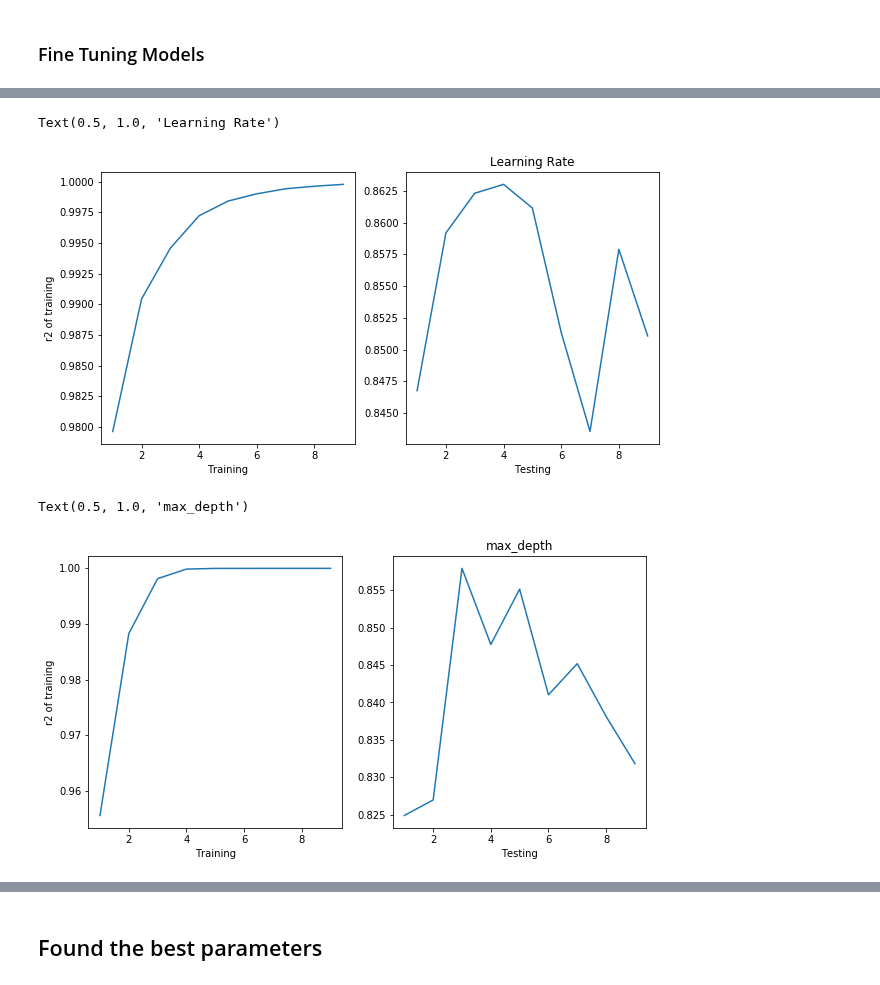
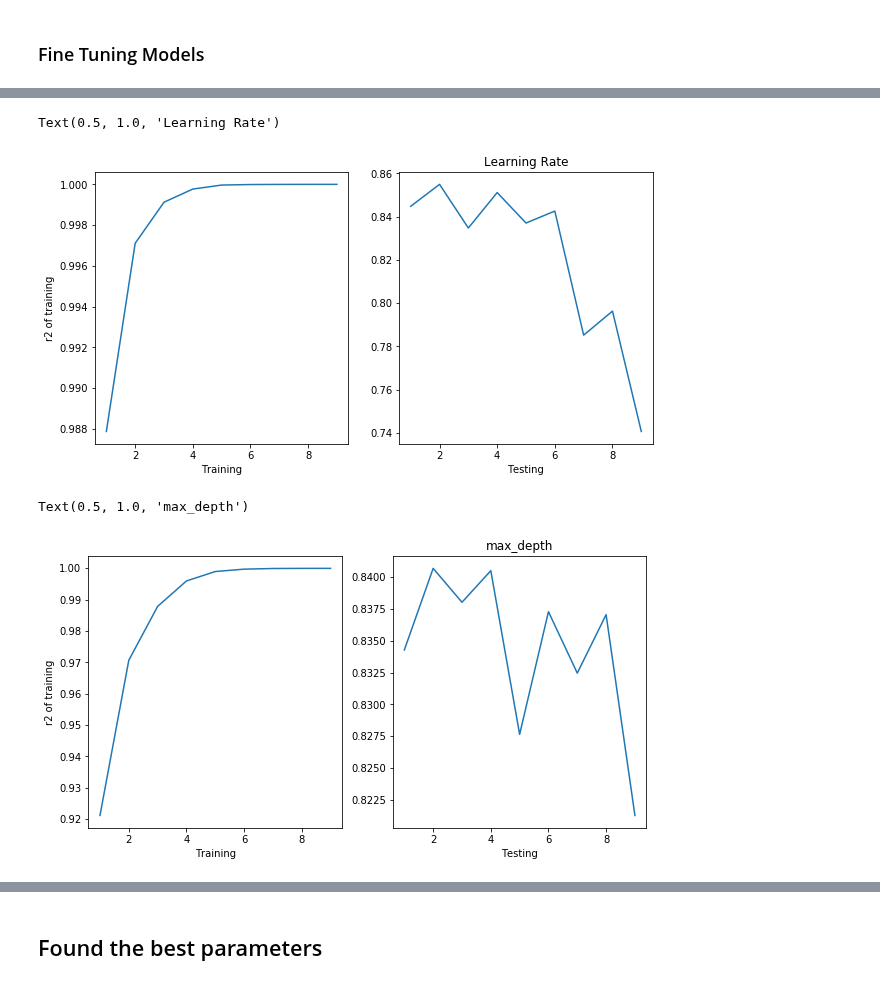
Before and after one commit to Shunling/CapstoneProjects, a Jupyter notebook: HousePriceRegression/Shirley_HousePriceRegression_ML_Xgboost_Fine_tuning.ipynb, the cells around one changed output, grey strips where cells are left out. Drawn from its saved outputs; the diff is of its cells as text; code cells hidden in the pictures.

```diff
--- a/HousePriceRegression/Shirley_HousePriceRegression_ML_Xgboost_Fine_tuning.ipynb
+++ b/HousePriceRegression/Shirley_HousePriceRegression_ML_Xgboost_Fine_tuning.ipynb
@@ -29,3 +22,9 @@ X_train,X_test,y_train,y_test = train_test_split(X,y,test_size=0.3, random_state
+# %%
+# Load training and testing data
+X_train = pd.read_csv('./dummy_data/X_train.csv',index_col=0).drop('SoldTime',axis=1)
+X_test = pd.read_csv('./dummy_data/X_test.csv',index_col=0).drop('SoldTime',axis=1)
+y_train = pd.read_csv('./dummy_data/y_train.csv',index_col=0,header = None)
+y_test = pd.read_csv('./dummy_data/y_test.csv',index_col=0,header = None)
 # %%
 X_train.shape,X_test.shape,y_train.shape,y_test.shape
 # %% [output]
@@ -58,12 +57,12 @@ name = 'n_estimators'
 for n in range(1,10):
     model = xgb.XGBRegressor(base_score=0.5, booster='gbtree', colsample_bylevel=1,
              colsample_bynode=1, colsample_bytree=1, gamma=0,
-             importance_type='gain', learning_rate=0.15000000000000002,
-             max_delta_step=0, max_depth=4, min_child_weight=1, missing=None,
+             importance_type='gain', learning_rate=0.1,
+             max_delta_step=0, max_depth=8, min_child_weight=1, missing=None,
              n_estimators=step*n, n_jobs=1, nthread=None,
              objective='reg:squarederror', random_state=0, reg_alpha=0,
              reg_lambda=1, scale_pos_weight=1, seed=None, silent=None,
-             subsample=0.8500000000000001, verbosity=1)
+             subsample=0.4, verbosity=1)
     model.fit(X_train,y_train)
     train_score.append(r2_score(model.predict(X_train),y_train))
     test_score.append(r2_score(model.predict(X_test),y_test))
@@ -90,13 +89,13 @@ train_score = []
 step = 0.1
 for n in range(1,10):
     model = xgb.XGBRegressor(base_score=0.5, booster='gbtree', colsample_bylevel=1,
-             colsample_bynode=1, colsample_bytree=0.45, gamma=0,
-             importance_type='gain', learning_rate=0.2,
-             max_delta_step=0, max_depth=3, min_child_weight=2, missing=None,
-             n_estimators= 350, n_jobs=1, nthread=None,
+             colsample_bynode=1, colsample_bytree=1, gamma=0,
+             importance_type='gain', learning_rate=0.1,
+             max_delta_step=0, max_depth=8, min_child_weight=1, missing=None,
+             n_estimators=350, n_jobs=1, nthread=None,
              objective='reg:squarederror', random_state=0, reg_alpha=0,
              reg_lambda=n*step, scale_pos_weight=1, seed=None, silent=None,
-             subsample=0.65, verbosity=1)
+             subsample=0.4, verbosity=1)
     model.fit(X_train,y_train)
     train_score.append(r2_score(model.predict(X_train),y_train))
     test_score.append(r2_score(model.predict(X_test),y_test))
@@ -112,6 +111,6 @@ scores.append((best_train_score,best_test_score))
 experiment.append(name)
 
 plot_accuracy(train_score,test_score,1) # 7 would be good
-plt.title(name) # 1 is best
+plt.title(name)
 # %% [output]
 Text(0.5, 1.0, 'reg_lambda')
@@ -119,36 +118,36 @@ Text(0.5, 1.0, 'reg_lambda')
 # %%
 # Learning_rate:
 step = 0.02
 test_score = []
 train_score = []
 name = 'Learning Rate'
 for n in range(1,10):
     model = xgb.XGBRegressor(base_score=0.5, booster='gbtree', colsample_bylevel=1,
              colsample_bynode=1, colsample_bytree=1, gamma=0,
-             importance_type='gain', learning_rate=step*n,
-             max_delta_step=0, max_depth=4, min_child_weight=1, missing=None,
-             n_estimators= 350, n_jobs=1, nthread=None,
+             importance_type='gain', learning_rate=n*step,
+             max_delta_step=0, max_depth=8, min_child_weight=1, missing=None,
+             n_estimators=350, n_jobs=1, nthread=None,
              objective='reg:squarederror', random_state=0, reg_alpha=0,
-             reg_lambda=1, scale_pos_weight=1, seed=None, silent=None,
-             subsample=0.8500000000000001, verbosity=1)
+             reg_lambda=0.7, scale_pos_weight=1, seed=None, silent=None,
+             subsample=0.4, verbosity=1)
     model.fit(X_train,y_train)
     train_score.append(r2_score(model.predict(X_train),y_train))
     test_score.append(r2_score(model.predict(X_test),y_test))
 
 best_train_param = train_score.index(max(train_score))*step
 best_train_score = max(train_score)
 best_test_param = test_score.index(max(test_score))*step
 best_test_score = max(test_score)
 
 params.append((best_train_param,best_test_param))
 scores.append((best_train_score,best_test_score))
 experiment.append(name)
 
-plot_accuracy(train_score,test_score,1) # 7 would be good
-plt.title(name) # 1 is best
+plot_accuracy(train_score,test_score,1) # 2-6 would be good
+plt.title(name)
 # %% [output]
 Text(0.5, 1.0, 'Learning Rate')
-[figure, old version]
+[figure, new version]
 # %%
 # max_depth
 step=1
@@ -158,12 +157,12 @@ name = 'max_depth'
 for n in range(1,10):
     model = xgb.XGBRegressor(base_score=0.5, booster='gbtree', colsample_bylevel=1,
              colsample_bynode=1, colsample_bytree=1, gamma=0,
-             importance_type='gain', learning_rate=0.2,
+             importance_type='gain', learning_rate=0.1,
              max_delta_step=0, max_depth=n, min_child_weight=1, missing=None,
-             n_estimators= 350, n_jobs=1, nthread=None,
+             n_estimators=350, n_jobs=1, nthread=None,
              objective='reg:squarederror', random_state=0, reg_alpha=0,
-             reg_lambda=1, scale_pos_weight=1, seed=None, silent=None,
-             subsample=0.8500000000000001, verbosity=1)
+             reg_lambda=0.7, scale_pos_weight=1, seed=None, silent=None,
+             subsample=0.4, verbosity=1)
     model.fit(X_train,y_train)
     train_score.append(r2_score(model.predict(X_train),y_train))
     test_score.append(r2_score(model.predict(X_test),y_test))
@@ -177,10 +176,10 @@ params.append((best_train_param,best_test_param))
 scores.append((best_train_score,best_test_score))
 experiment.append(name)
 
-plot_accuracy(train_score,test_score,1) # 7 would be good
-plt.title(name) # 1 is best
+plot_accuracy(train_score,test_score,1) # 2-4 would be good,choose 4
+plt.title(name)
 # %% [output]
 Text(0.5, 1.0, 'max_depth')
-[figure, old version]
+[figure, new version]
 # %%
 # subsample
```
Also changed, not shown: parts of 17 cells of this notebook.
